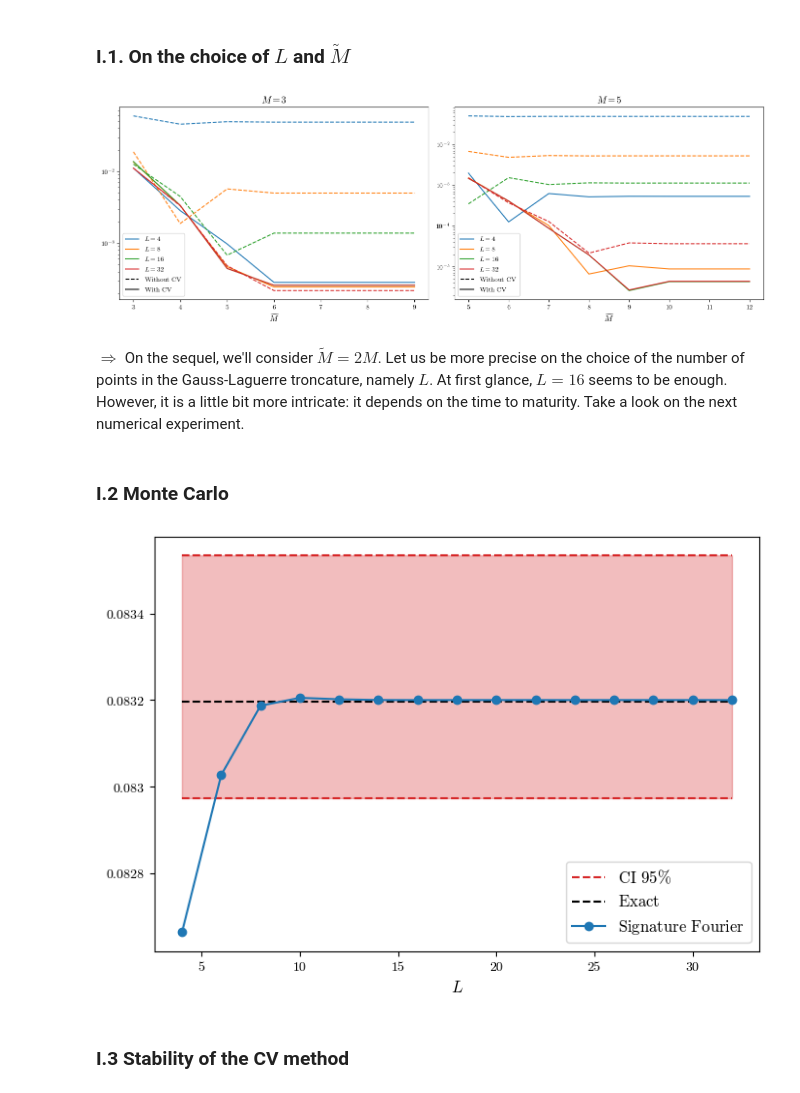
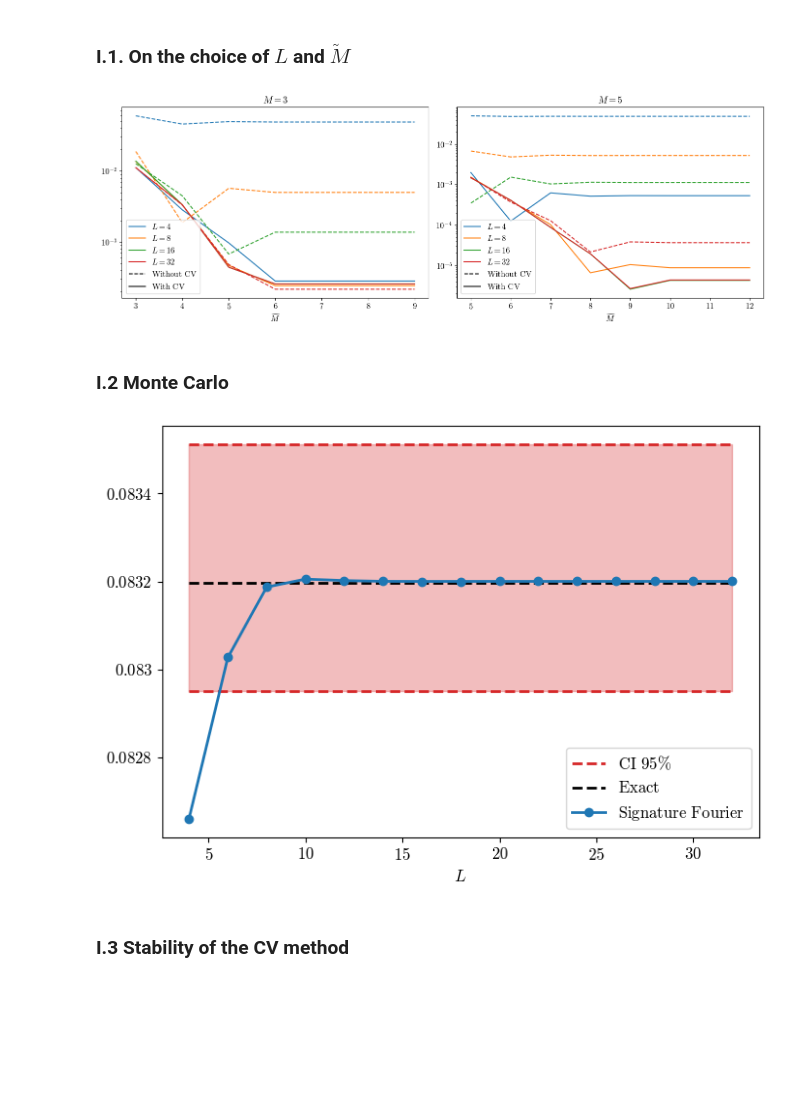
Before and after one commit to FromTheo/signature-volatility-models-pricing-and-hedging-with-Fourier, a Jupyter notebook: fourier_1.ipynb, the cells around one changed output. Drawn from its saved outputs; the diff is of its cells as text; code cells hidden in the pictures; blank space fills up the shorter version.

```diff
--- a/fourier_1.ipynb
+++ b/fourier_1.ipynb
@@ -30,8 +32,8 @@ for l, L in enumerate(tqdm(L_values)) :
     for j, tilde_M in enumerate(tilde_M_values[i]) :
         u, sigma, sigma_2, projectors, tuples = offline_procedure(bell, x, M_values[0], L, n, tilde_M)
         psi = compute_psi_char_func(T, rho, u, sigma, sigma_2, projectors, tuples)
-        put = compute_europ_Fourier(psi, S0, K, flag="put")
-        put_control_variate = compute_europ_Fourier_with_control_variate(psi, S0, K, T, sigma_BS = 0.325, flag="put")
+        put = compute_europ_Fourier_sig(psi, S0, K, flag="put")
+        put_control_variate = compute_europ_Fourier_sig_with_control_variate(psi, S0, K, T, sigma_BS = 0.325, flag="put")
         traj_L.append(put)
         traj_L_CV.append(put_control_variate)
     traj_M_0.append(traj_L)
@@ -47,8 +49,8 @@ for l, L in enumerate(tqdm(L_values)) :
     for j, tilde_M in enumerate(tilde_M_values[i]) :
         u, sigma, sigma_2, projectors, tuples = offline_procedure(bell, x, M_values[1], L, n, tilde_M)
         psi = compute_psi_char_func(T, rho, u, sigma, sigma_2, projectors, tuples)
-        put = compute_europ_Fourier(psi, S0, K, flag="put")
-        put_control_variate = compute_europ_Fourier_with_control_variate(psi, S0, K, T, sigma_BS = 0.325, flag="put")
+        put = compute_europ_Fourier_sig(psi, S0, K, flag="put")
+        put_control_variate = compute_europ_Fourier_sig_with_control_variate(psi, S0, K, T, sigma_BS = 0.325, flag="put")
         traj_L.append(put)
         traj_L_CV.append(put_control_variate)
     traj_M_1.append(traj_L)
@@ -58,8 +60,8 @@ traj_M_CV_0[-1][0] = traj_M_CV_0[0][0]
 traj_M_0[-1][0] = traj_M_CV_0[0][0]
 # %%
 u, _ = laggauss(180)
-phi = compute_SteinStein_char_func(T, u, S0, x, kappa, theta, eta, rho)
-exact = compute_europ_Fourier_exact(phi, S0, K, flag="put")
+phi = compute_SteinStein_char_func(T, u, x, kappa, theta, eta, rho)
+exact = compute_europ_Fourier(phi, S0, K, flag="put")
 # %%
 fig, ax = plt.subplots(1, 2, figsize=(7*2, 5))
 
@@ -90,29 +92,18 @@ ax[1].plot(tilde_M_values[1], np.ones_like(tilde_M_values[1]), color = "black",
 ax[0].set_ylim(lims0)
 ax[1].set_ylim(lims1)
 
-ax[0].xaxis.set_major_formatter(lambda x, _: f"${x:g}$")
-ax[0].yaxis.set_major_formatter(lambda y, _: f"${y:g}$")
-ax[0].legend(fontsize=10, loc = "lower left")
-ax[1].xaxis.set_major_formatter(lambda x, _: f"${x:g}$")
-ax[1].yaxis.set_major_formatter(lambda y, _: f"${y:g}$")
-ax[1].legend(fontsize=10, loc = "lower left")
-
-
-ax[0].set_xticks(tilde_M_values[0])
-ax[0].xaxis.set_major_formatter(FuncFormatter(lambda x, _: f"${int(x)}$"))
-ax[0].yaxis.set_major_formatter(FuncFormatter(lambda y, _: f"$10^{{{int(np.log10(y))}}}$"))
-
-ax[1].set_xticks(tilde_M_values[1])
-ax[1].xaxis.set_major_formatter(FuncFormatter(lambda x, _: f"${int(x)}$"))
-ax[1].yaxis.set_major_formatter(FuncFormatter(lambda y, _: f"$10^{{{int(np.log10(y))}}}$"))
+for i in range(2) :
+    ax[i].set_xticks(tilde_M_values[i])
+    ax[i].xaxis.set_major_formatter(FuncFormatter(lambda x, _: f"${int(x)}$"))
+    ax[i].yaxis.set_major_formatter(FuncFormatter(lambda y, _: f"$10^{{{int(np.log10(y))}}}$"))
+    ax[i].tick_params(axis='both', labelsize=12)
+    ax[i].legend(fontsize=12, loc="lower left")
 
 plt.tight_layout()
 #plt.savefig("L.pdf")
 plt.show()
 # %% [output]
-[figure, old version]
+[figure, new version]
-# %% [markdown]
-$\Longrightarrow$ On the sequel, we'll consider $\widetilde M = 2M$. Let us be more precise on the choice of the number of points in the Gauss-Laguerre troncature, namely $L$. At first glance, $L = 16$ seems to be enough. However, it is a little bit more intricate: it depends on the time to maturity. Take a look on the next numerical experiment.
 # %% [markdown]
 ### I.2 Monte Carlo
 # %%
@@ -122,8 +113,8 @@ T = 0.5
 S0 = K = 1
 
 u, _ = laggauss(180)
-phi = compute_SteinStein_char_func(T, u, S0, x, kappa, theta, eta, rho)
-exact = compute_europ_Fourier_exact(phi, S0, K, flag="put")
+phi = compute_SteinStein_char_func(T, u, x, kappa, theta, eta, rho)
+exact = compute_europ_Fourier(phi, S0, K, flag="put")
 # %%
 N_mc = 1000000
 n_mc = 252
@@ -135,31 +126,31 @@ M = 5
 L_values = np.arange(4, 33, 2)
 values = []
 bell = compute_l_OU(x, kappa, theta, eta, M)
-sigma_BS = get_sigma_BS(bell, x, M, L, n, T, rho)
 for L in tqdm(L_values) :
+    sigma_BS = get_sigma_BS_sig(bell, x, M, L, n, T, rho)
     u, sigma, sigma_2, projectors, tuples = offline_procedure(bell, x, M, L, n)
     psi = compute_psi_char_func(T, rho, u, sigma, sigma_2, projectors, tuples)
-    put = compute_europ_Fourier_with_control_variate(psi, S0, K, T, sigma_BS = sigma_BS, flag="put")
+    put = compute_europ_Fourier_sig_with_control_variate(psi, S0, K, T, sigma_BS = sigma_BS, flag="put")
     values.append(put)
 # %%
 fig, ax = plt.subplots(figsize=(7,5))
 
 ax.fill_between(L_values, mc_lower, mc_upper, color = "tab:red", alpha = 0.3)
-ax.plot(L_values, np.ones_like(L_values) * mc_lower, color = "tab:red", linestyle ="--", label = r"$\text{CI } 95\%$")
-ax.plot(L_values, np.ones_like(L_values) * mc_upper, color = "tab:red", linestyle ="--")
-ax.plot(L_values, np.ones_like(L_values) * exact, linestyle ="--", color = "black", label = r"$\text{Exact}$")
-ax.plot(L_values, values, "o-", color = "tab:blue", label = r"$\text{Signature Fourier}$")
+ax.plot(L_values, np.ones_like(L_values) * mc_lower, color = "tab:red", linestyle ="--", lw=2, label = r"$\text{CI } 95\%$")
+ax.plot(L_values, np.ones_like(L_values) * mc_upper, color = "tab:red", linestyle ="--", lw=2)
+ax.plot(L_values, np.ones_like(L_values) * exact, linestyle="--", color="black", lw=2, label=r"$\text{Exact}$")
+ax.plot(L_values, values, "o-", color = "tab:blue", lw=2, label = r"$\text{Signature Fourier}$")
 
 ax.set_xlabel(r"$L$", fontsize=12)
 ax.xaxis.set_major_formatter(lambda x, _: f"${x:g}$")
 ax.yaxis.set_major_formatter(lambda y, _: f"${y:g}$")
 ax.legend(fontsize=12)
+ax.tick_params(axis='both', labelsize=12)
 
 plt.tight_layout()
-#plt.savefig("L2.pdf")
 plt.show()
 # %% [output]
-[figure, old version]
+[figure, new version]
 # %% [markdown]
 ### I.3 Stability of the CV method
 # %%
```
Also changed, not shown: parts of 49 cells of this notebook.
